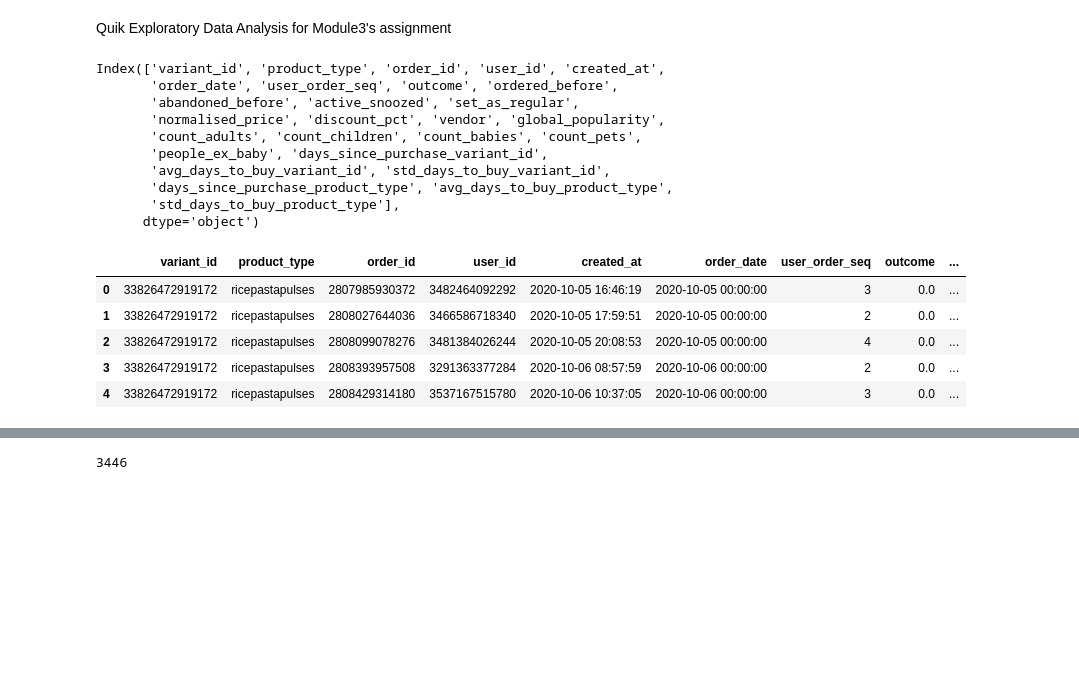
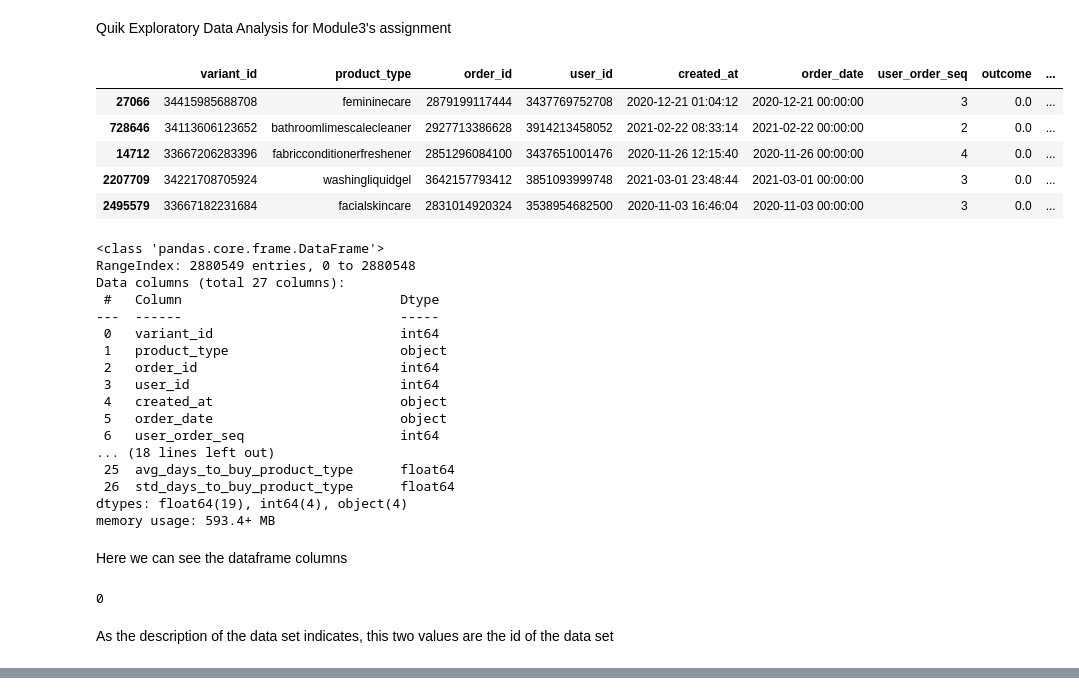
Before and after one commit to felixconesaperez/zrive-ds, a Jupyter notebook: src/module_3/quick_exploratory_data_analysis.ipynb, the cells around one changed output, grey strips where cells are left out. Cells and saved outputs as stored; diff of their text form; code cells hidden in the pictures; blank space fills up the shorter version.

Commit message:
Several changes in exploratory data analysis for feature_frame.csv

```diff
--- a/src/module_3/quick_exploratory_data_analysis.ipynb
+++ b/src/module_3/quick_exploratory_data_analysis.ipynb
@@ -14,27 +14,42 @@ file = 'feature_frame.csv'
 path = cwd + r_path + file
 df_orders = pd.read_csv(path)
 # %%
-print(df_orders.columns)
-
 pd.set_option('display.max_columns', None)
-display(df_orders.head())
+display(df_orders.sample(5).head())
+df_orders.info()
 # %% [output]
+|  | variant_id | product_type | order_id | user_id | created_at | order_date | user_order_seq | outcome | ... |
+| 27066 | 34415985688708 | femininecare | 2879199117444 | 3437769752708 | 2020-12-21 01:04:12 | 2020-12-21 00:00:00 | 3 | 0.0 | ... |
+| 728646 | 34113606123652 | bathroomlimescalecleaner | 2927713386628 | 3914213458052 | 2021-02-22 08:33:14 | 2021-02-22 00:00:00 | 2 | 0.0 | ... |
+| 14712 | 33667206283396 | fabricconditionerfreshener | 2851296084100 | 3437651001476 | 2020-11-26 12:15:40 | 2020-11-26 00:00:00 | 4 | 0.0 | ... |
+| 2207709 | 34221708705924 | washingliquidgel | 3642157793412 | 3851093999748 | 2021-03-01 23:48:44 | 2021-03-01 00:00:00 | 3 | 0.0 | ... |
+| 2495579 | 33667182231684 | facialskincare | 2831014920324 | 3538954682500 | 2020-11-03 16:46:04 | 2020-11-03 00:00:00 | 3 | 0.0 | ... |
-Index(['variant_id', 'product_type', 'order_id', 'user_id', 'created_at',
-       'order_date', 'user_order_seq', 'outcome', 'ordered_before',
-       'abandoned_before', 'active_snoozed', 'set_as_regular',
-       'normalised_price', 'discount_pct', 'vendor', 'global_popularity',
-       'count_adults', 'count_children', 'count_babies', 'count_pets',
-       'people_ex_baby', 'days_since_purchase_variant_id',
-       'avg_days_to_buy_variant_id', 'std_days_to_buy_variant_id',
-       'days_since_purchase_product_type', 'avg_days_to_buy_product_type',
-       'std_days_to_buy_product_type'],
-      dtype='object')
+<class 'pandas.core.frame.DataFrame'>
+RangeIndex: 2880549 entries, 0 to 2880548
+Data columns (total 27 columns):
+ #   Column                            Dtype
+---  ------                            -----
+ 0   variant_id                        int64
+ 1   product_type                      object
+ 2   order_id                          int64
+ 3   user_id                           int64
+ 4   created_at                        object
+ 5   order_date                        object
+ 6   user_order_seq                    int64
+... (18 lines left out)
+ 25  avg_days_to_buy_product_type      float64
+ 26  std_days_to_buy_product_type      float64
+dtypes: float64(19), int64(4), object(4)
+memory usage: 593.4+ MB
-|  | variant_id | product_type | order_id | user_id | created_at | order_date | user_order_seq | outcome | ... |
-| 0 | 33826472919172 | ricepastapulses | 2807985930372 | 3482464092292 | 2020-10-05 16:46:19 | 2020-10-05 00:00:00 | 3 | 0.0 | ... |
-| 1 | 33826472919172 | ricepastapulses | 2808027644036 | 3466586718340 | 2020-10-05 17:59:51 | 2020-10-05 00:00:00 | 2 | 0.0 | ... |
-| 2 | 33826472919172 | ricepastapulses | 2808099078276 | 3481384026244 | 2020-10-05 20:08:53 | 2020-10-05 00:00:00 | 4 | 0.0 | ... |
-| 3 | 33826472919172 | ricepastapulses | 2808393957508 | 3291363377284 | 2020-10-06 08:57:59 | 2020-10-06 00:00:00 | 2 | 0.0 | ... |
-| 4 | 33826472919172 | ricepastapulses | 2808429314180 | 3537167515780 | 2020-10-06 10:37:05 | 2020-10-06 00:00:00 | 3 | 0.0 | ... |
+# %% [markdown]
+Here we can see the dataframe columns
+# %%
+df_id = df_orders['variant_id'].astype(str)+' '+df_orders['order_id'].astype(str)
+len(df_id[df_id.duplicated()])
+# %% [output]
+0
+# %% [markdown]
+As the description of the data set indicates, this two values are the id of the data set
 # %%
 product_type_counts = df_orders['product_type'].value_counts()
 product_type_counts = pd.DataFrame({'Value': product_type_counts.index,
@@ -45,8 +60,3 @@ display(product_type_counts.reset_index(drop=True).transpose()) # I would like t
 |  | 0 | 1 | 2 | 3 | 4 | 5 | 6 | 7 | 8 | 9 | 10 | ... |
 | Value | tinspackagedfoods | condimentsdressings | ricepastapulses | haircare | cookingingredientsoils | longlifemilksubstitutes | dishwasherdetergent | cereal | bathroomlimescalecleaner | kidssnacks | snacksconfectionery | ... |
 | Frequency | 226474 | 129749 | 128098 | 114978 | 110686 | 110235 | 98144 | 90898 | 82632 | 72554 | 66445 | ... |
-# %%
-non_duplicates_orders= ~df_orders['order_id'].duplicated()
-len(df_orders['order_id'][non_duplicates_orders])
-# %% [output]
-3446
```
Also changed, not shown: parts of 11 cells of this notebook.
